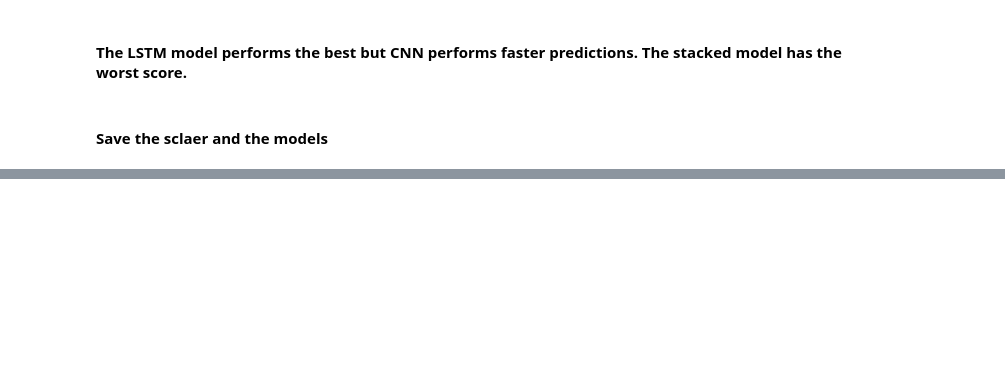
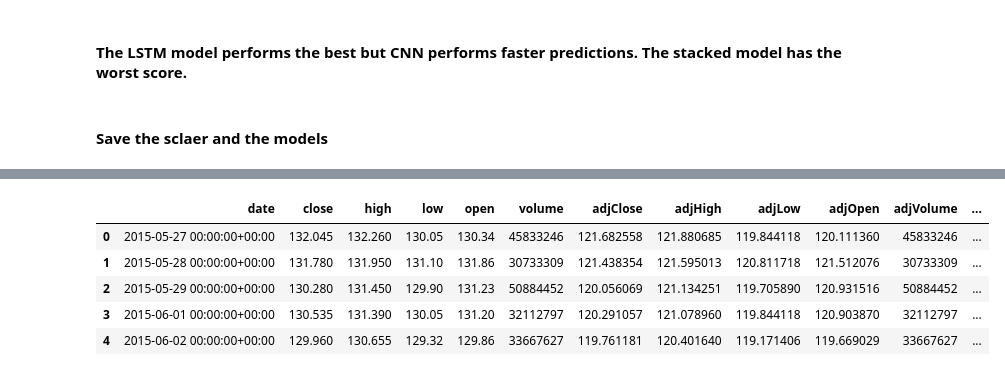
Before and after one commit to gagansingh894/Stocks-Forecasting-Using-Deep-Learning-and-Time-Series-Models-Web-Application, a Jupyter notebook: Analysis/Analysis.ipynb, the cells around one changed output, grey strips where cells are left out. Cells and saved outputs as stored; diff of their text form; code cells hidden in the pictures; blank space fills up the shorter version.

```diff
--- a/Analysis/Analysis.ipynb
+++ b/Analysis/Analysis.ipynb
@@ -399,0 +437,9 @@ model_cnn_lstm.save('model_tesla_cnn_lstm.h5')
+# %%
+apple_df.head()
+# %% [output]
+|  | date | close | high | low | open | volume | adjClose | adjHigh | adjLow | adjOpen | adjVolume | ... |
+| 0 | 2015-05-27 00:00:00+00:00 | 132.045 | 132.260 | 130.05 | 130.34 | 45833246 | 121.682558 | 121.880685 | 119.844118 | 120.111360 | 45833246 | ... |
+| 1 | 2015-05-28 00:00:00+00:00 | 131.780 | 131.950 | 131.10 | 131.86 | 30733309 | 121.438354 | 121.595013 | 120.811718 | 121.512076 | 30733309 | ... |
+| 2 | 2015-05-29 00:00:00+00:00 | 130.280 | 131.450 | 129.90 | 131.23 | 50884452 | 120.056069 | 121.134251 | 119.705890 | 120.931516 | 50884452 | ... |
+| 3 | 2015-06-01 00:00:00+00:00 | 130.535 | 131.390 | 130.05 | 131.20 | 32112797 | 120.291057 | 121.078960 | 119.844118 | 120.903870 | 32112797 | ... |
+| 4 | 2015-06-02 00:00:00+00:00 | 129.960 | 130.655 | 129.32 | 129.86 | 33667627 | 119.761181 | 120.401640 | 119.171406 | 119.669029 | 33667627 | ... |
```
Also changed, not shown: parts of 49 cells of this notebook, 7 other files.
